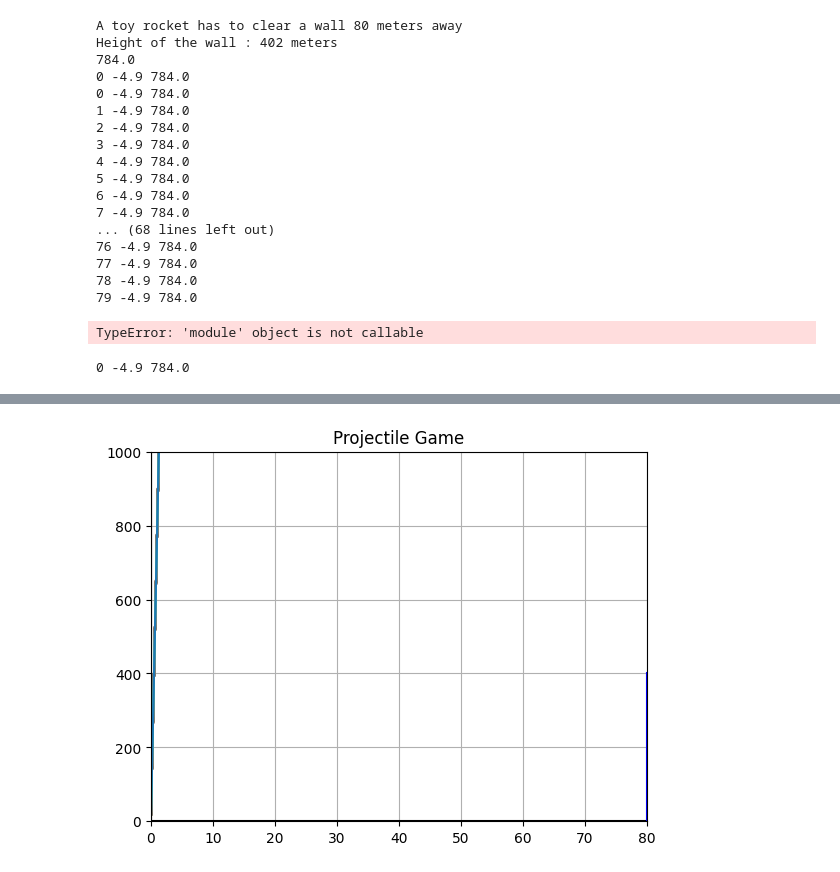
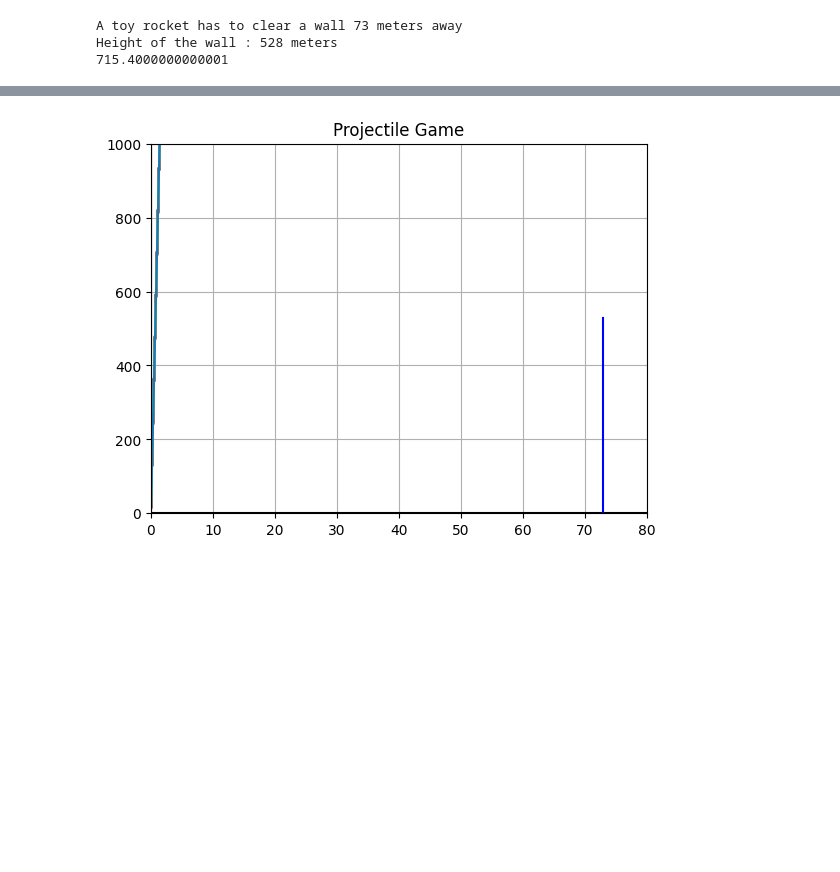
Before and after one commit to imadori-PE/LearningPython, a Jupyter notebook: AlgebraWithPython/projectilegame.ipynb, the cells around one changed output, grey strips where cells are left out. Drawn from its saved outputs; the diff is of its cells as text; code cells hidden in the pictures; blank space fills up the shorter version.

```diff
--- a/AlgebraWithPython/projectilegame.ipynb
+++ b/AlgebraWithPython/projectilegame.ipynb
@@ -3,7 +3,7 @@ import matplotlib.pyplot as plt
 import numpy as np
 import random as rnd
 from matplotlib.animation import FuncAnimation
-from IPython import display
+from IPython.display import HTML
 
 def animate(i,a,b):
     points = 10*i
@@ -22,7 +22,7 @@ binput = float(input('Initial velocity in m/s'))
 fig, ax = plt.subplots()
 
 plt.axis([xmin,xmax,ymin,ymax]) # * window size
-plt.plot([xmin,xmax],[0,0],'black') # * black x axis
+plt.plot([xmin,xmax],[0,0],'black') # * black x axis ddd
 plt.plot([0,0],[ymin,ymax], 'black') # * black y axis
 ax.grid(True)
 ax.set_title('Projectile Game')
@@ -43,24 +43,8 @@ print(b)
 ani = FuncAnimation(fig, animate, fargs=(a,b),frames=np.arange(0, xmax))
 
 # Display the animation
-display(ani.to_jshtml())
+HTML(ani.to_jshtml())
 # %% [output]
-A toy rocket has to clear a wall 80 meters away
-Height of the wall : 402 meters
-784.0
-0 -4.9 784.0
-0 -4.9 784.0
-1 -4.9 784.0
-2 -4.9 784.0
-3 -4.9 784.0
-4 -4.9 784.0
-5 -4.9 784.0
-6 -4.9 784.0
-7 -4.9 784.0
-... (68 lines left out)
-76 -4.9 784.0
-77 -4.9 784.0
-78 -4.9 784.0
-79 -4.9 784.0
+A toy rocket has to clear a wall 73 meters away
+Height of the wall : 528 meters
+715.4000000000001
-TypeError: 'module' object is not callable
-0 -4.9 784.0
@@ -67 +52 @@ TypeError: 'module' object is not callable
-[figure, old version]
+[figure, new version]
```
Also changed, not shown: parts of 1 cell of this notebook.
